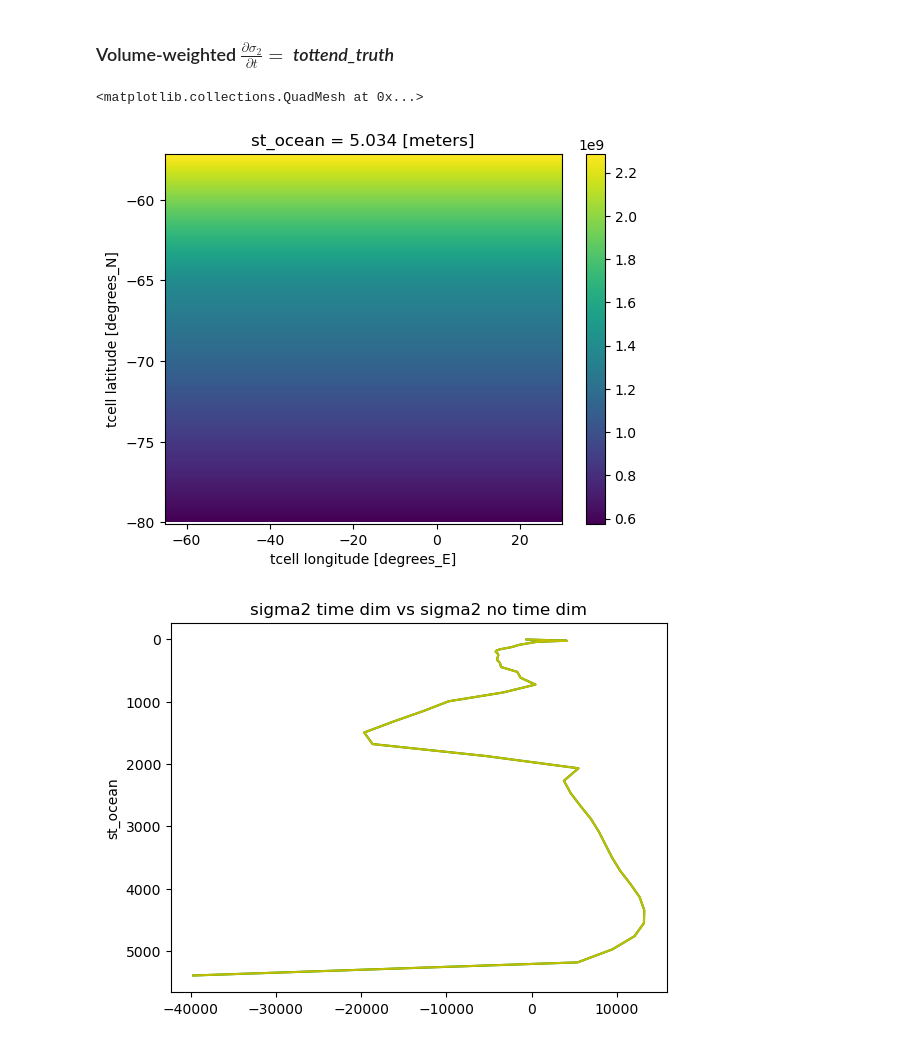
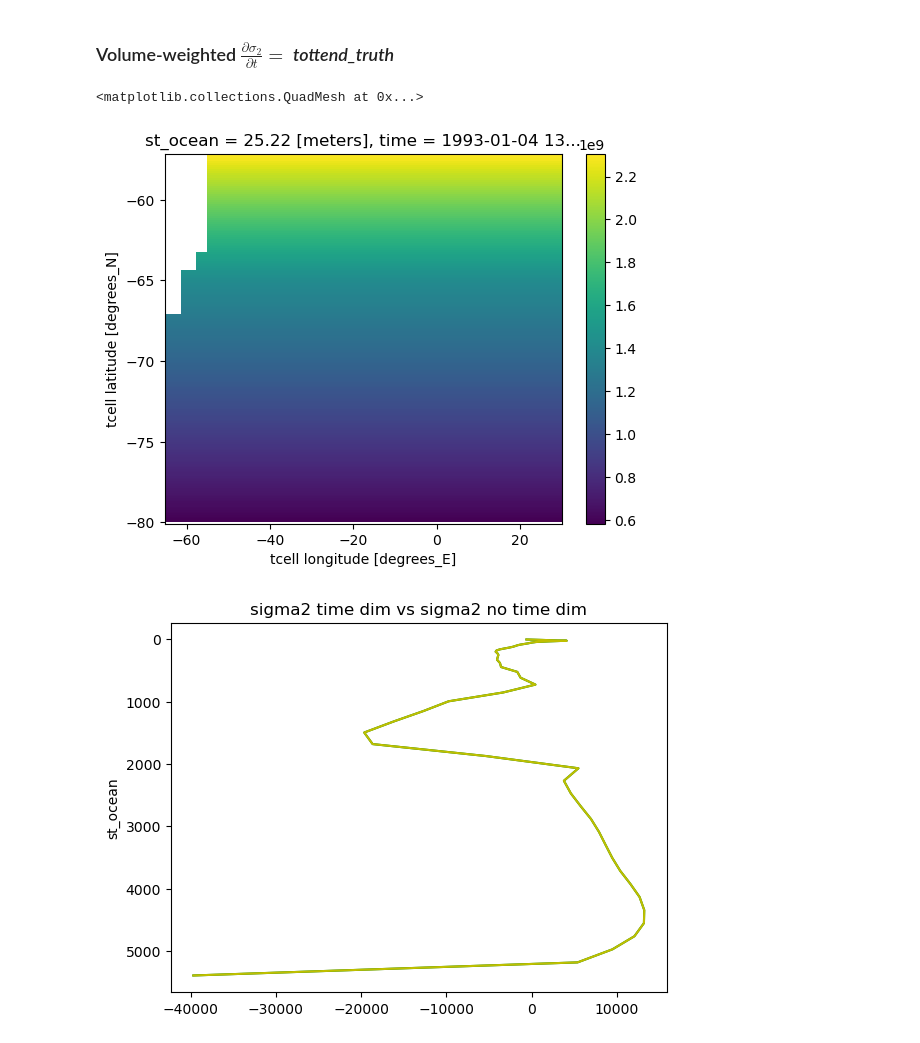
Before and after one commit to shanicetbailey/chapter1, a Jupyter notebook: SODA/2_wmt-budget-sigma-space.ipynb, the cells around one changed output. Cells and saved outputs as stored; diff of their text form; code cells hidden in the pictures.

```diff
--- a/SODA/2_wmt-budget-sigma-space.ipynb
+++ b/SODA/2_wmt-budget-sigma-space.ipynb
@@ -65,6 +65,16 @@ ocean_test = ocean.copy()
 ocean_test = ocean.assign_coords(coords={'time': test_time})
 #ocean_test = ocean.assign_attrs(ocean.time.attrs)
 ocean['time'] = ocean_test.time
+# %%
+with open('/home/jovyan/pangeo-181919-f141378dc975.json') as token_file:
+    token = json.load(token_file)
+gcfs_w_token = gcsfs.GCSFileSystem(token=token)
+
+def open_ds(filename):
+    path = 'pangeo-tmp/stb2145/models/SODA/'
+    return xr.open_zarr(gcfs_w_token.get_mapper(path + filename))
+
+transport = open_ds('transport_wg.zarr')
 # %%
 #bringing in uploaded ds
 
@@ -122,3 +132,7 @@ ds_wg.salt.mean('st_ocean')[0].plot(ax=ax1)
 # %% [output]
 <matplotlib.collections.QuadMesh at 0x...>
 [figure]
+# %%
+#mask our the acc in the corner
+mask = xr.ones_like(ds_wg.temp[0])
+mask1 = xr.ones_like(ds_wg.temp[0])
@@ -124,0 +167,5 @@ ds_wg.salt.mean('st_ocean')[0].plot(ax=ax1)
+# %%
+mask[:, 159:None, None:41] = 0
+mask[:, 149:159, None:30] = 0
+mask[:, 123:149, None:16] = 0
+mask1[:, 123:None, None:30] = 0
@@ -312,11 +398,12 @@ drhodt = fastjmd95.drhodt(ds_wg.salt, ds_wg.temp, pref)
 drhods = fastjmd95.drhods(ds_wg.salt, ds_wg.temp, pref)
 # %%
-vol = cells.dx_interp * cells.dy_u * cells.dz
+vol_unmasked = cells.dx_interp * cells.dy_u * cells.dz
+vol = vol_unmasked.where(mask)
 # %%
-vol.isel(st_ocean=0).T.plot()
+vol.isel(st_ocean=2).T.plot()
 # %% [output]
 <matplotlib.collections.QuadMesh at 0x...>
-[figure, old version]
+[figure, new version]
 # %%
 totttend_truth = (totend.totttend * drhodt[1:])# * vol)#.load()
 # %%
```
Also changed, not shown: parts of 57 cells of this notebook.
